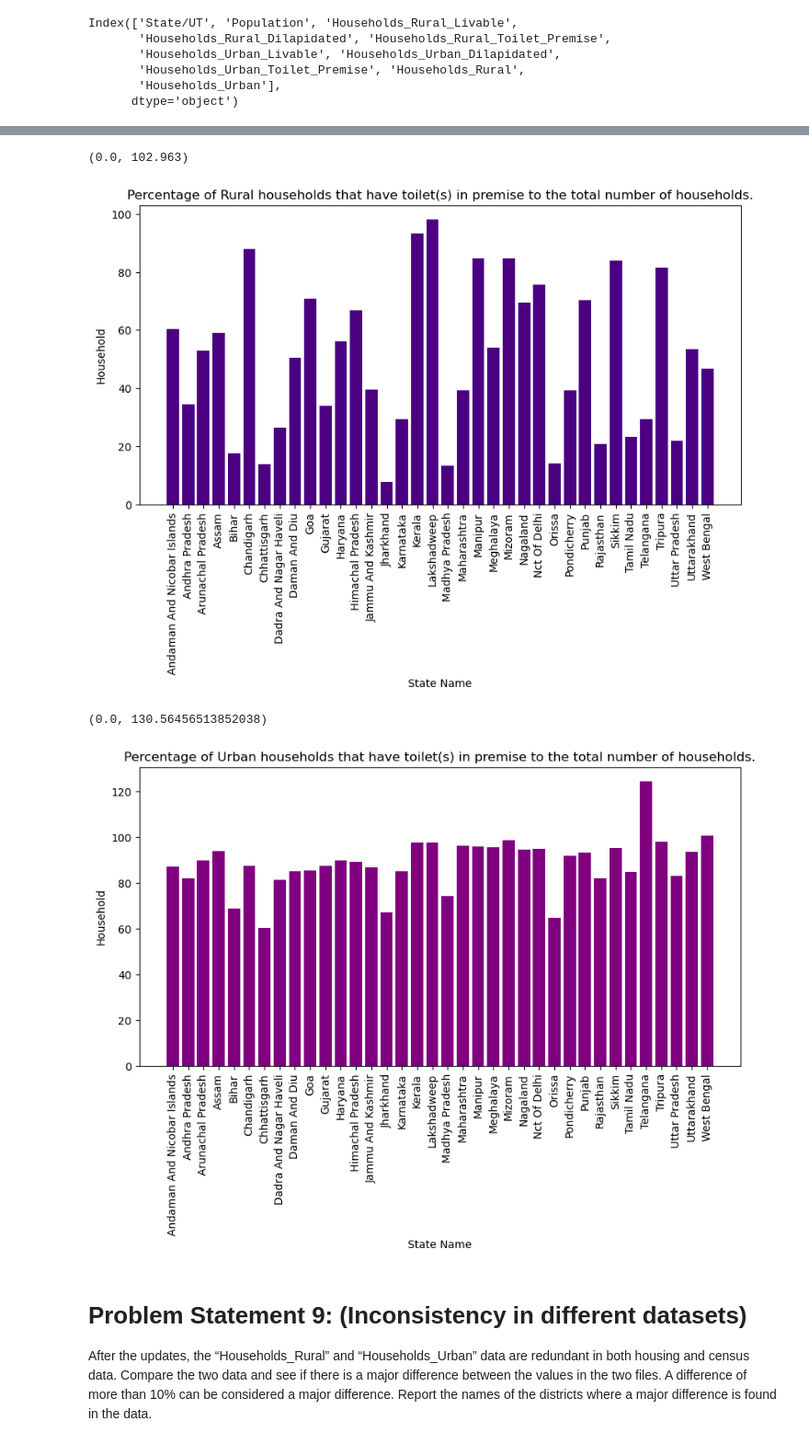
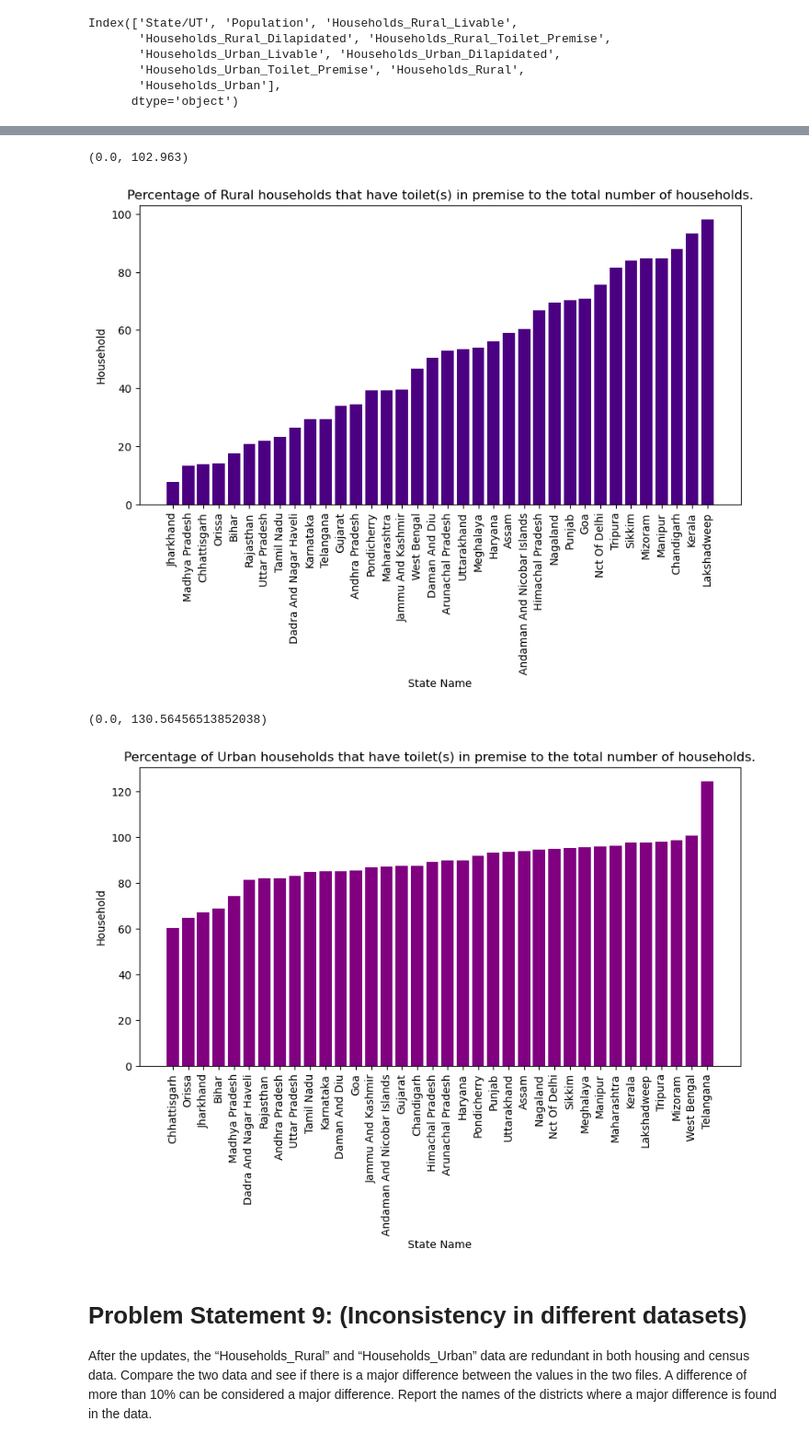
Before and after one commit to LokeshKumar4/Analysis_Census_healthcare, a Jupyter notebook: project1.ipynb, the cells around one changed output, grey strips where cells are left out. Shown at 92% size. Cells and saved outputs as stored; diff of their text form; code cells hidden in the pictures.

```diff
--- a/project1.ipynb
+++ b/project1.ipynb
@@ -1181,3 +1224,16 @@ Index(['State/UT', 'Population', 'Households_Rural_Livable',
        'Households_Urban_Toilet_Premise', 'Households_Rural',
        'Households_Urban'],
       dtype='object')
+# %%
+grouped_data["household_per_100_people_rural"]=grouped_data['Households_Rural']*100 /grouped_data['Population']
+grouped_data.sort_values(by="household_per_100_people_rural",inplace=True)
+plt.figure(figsize=(10,5))
+
+plt.bar(x=grouped_data['State/UT'],height=grouped_data['household_per_100_people_rural'],color=["skyblue"])
+
+plt.ylabel("Household")
+plt.xlabel("State/UT")
+plt.title("Number of Rural households per 100 people")
+plt.xticks(rotation = 90)
+
+plt.ylim(0,50)
@@ -1184,11 +1243,17 @@ Index(['State/UT', 'Population', 'Households_Rural_Livable',
 # %%
-plt.figure(figsize=(10,5))
+grouped_data["total"]=grouped_data['household_per_100_people_rural']+grouped_data['household_per_100_people']
+grouped_data.sort_values(by="total",inplace=True)
 
-plt.bar(x=grouped_data['State/UT'],height=grouped_data['Households_Rural']*100 /grouped_data['Population'],color=["skyblue"])
+plt.figure(figsize=(15,17))
+plt.bar(x=grouped_data['State/UT'],height=grouped_data['total'],color=["skyblue"],label="Urban")
+plt.bar(x=grouped_data['State/UT'],height=grouped_data['household_per_100_people_rural'],label="Rural",color=["Green"])
+
 plt.ylabel("Household")
 plt.xlabel("State/UT")
-plt.title("Number of Rural households per 100 people")
+plt.title("Number of Total households per 100 people")
 plt.xticks(rotation = 90)
+plt.legend(loc="upper left")
 
-plt.ylim(0,100)
+plt.ylim(0,)
+plt.savefig("total.png")
 # %% [output]
@@ -1197,7 +1261,9 @@ plt.ylim(0,100)
 # %%
+grouped_data["household_per_100_people"]=grouped_data['Households_Urban']*100 /grouped_data['Population']
+grouped_data.sort_values(by="household_per_100_people",inplace=True)
 plt.figure(figsize=(10,5))
 
-plt.bar(x=grouped_data['State/UT'],height=grouped_data['Households_Urban']*100 /grouped_data['Population'],color=["green"])
+plt.bar(x=grouped_data['State/UT'],height=grouped_data['household_per_100_people'],color=["green"])
 plt.ylabel("Household")
 plt.xlabel("State Name")
 plt.title("Number of Urban households per 100 people")
@@ -1210,7 +1276,9 @@ plt.ylim(0,)
 # %%
+grouped_data["rural_household_toilet"]=grouped_data['Households_Rural_Toilet_Premise']*100 /grouped_data['Households_Rural']
+grouped_data.sort_values(by="rural_household_toilet",inplace=True)
 plt.figure(figsize=(10,5))
 
-plt.bar(x=grouped_data['State/UT'],height=grouped_data['Households_Rural_Toilet_Premise']*100 /grouped_data['Households_Rural'],color=["indigo"])
+plt.bar(x=grouped_data['State/UT'],height=grouped_data["rural_household_toilet"],color=["indigo"])
 plt.ylabel("Household")
 plt.xlabel("State Name")
 plt.title("Percentage of Rural households that have toilet(s) in premise to the total number of households.")
@@ -1219,20 +1287,23 @@ plt.xticks(rotation = 90)
 plt.ylim(0,)
 # %% [output]
 (0.0, 102.963)
-[figure, old version]
+[figure, new version]
 # %%
+grouped_data["urban_household_toilet"]=grouped_data['Households_Urban_Toilet_Premise']*100 /grouped_data['Households_Urban']
+grouped_data.sort_values(by="urban_household_toilet",inplace=True)
+
 plt.figure(figsize=(10,5))
 
-plt.bar(x=grouped_data['State/UT'],height=grouped_data['Households_Urban_Toilet_Premise'] /(grouped_data['Households_Urban']/100),color=["purple"])
+plt.bar(x=grouped_data['State/UT'],height=grouped_data['urban_household_toilet'] ,color=["purple"])
 plt.ylabel("Household")
 plt.xlabel("State Name")
 plt.title("Percentage of Urban households that have toilet(s) in premise to the total number of households.")
 plt.xticks(rotation = 90)
 
 plt.ylim(0,)
 # %% [output]
 (0.0, 130.56456513852038)
-[figure, old version]
+[figure, new version]
 # %% [markdown]
 # Problem Statement 9: (Inconsistency in different datasets)
 After the updates, the “Households_Rural” and “Households_Urban” data are redundant in both housing and census data. Compare the two data and see if there is a major difference between the values in the two files. A difference of more than 10% can be considered a major difference. Report the names of the districts where a major difference is found in the data.
```
Also changed, not shown: parts of 14 cells of this notebook, 3 other files.
